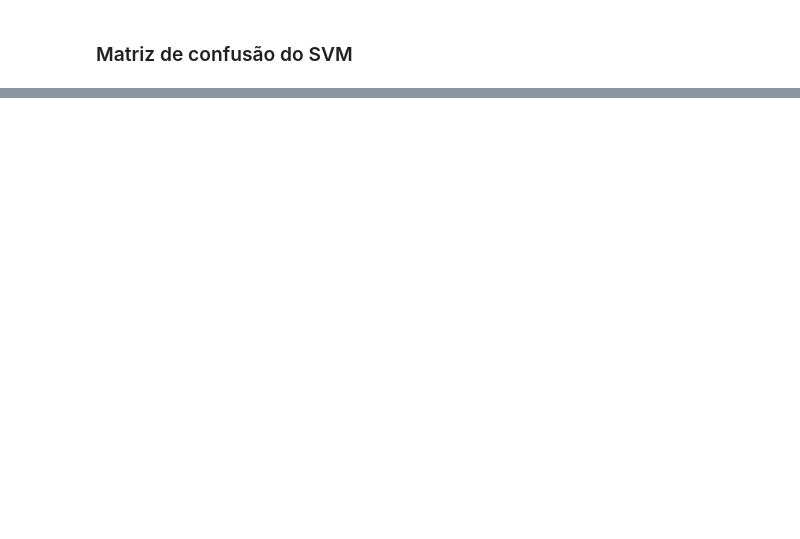
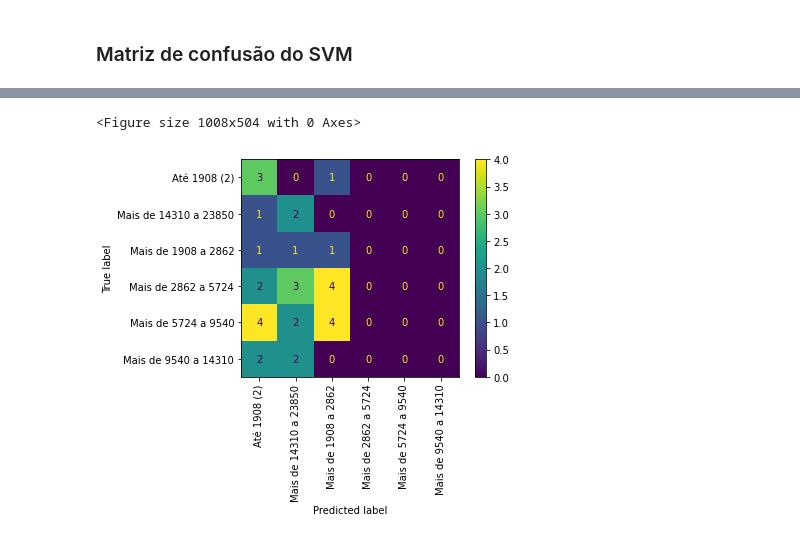
Before and after one commit to brunomarram/trabalho-dados, a Jupyter notebook: src/parte4/analise_preditiva.ipynb, the cells around one changed output, grey strips where cells are left out. Saved outputs shown, nothing was run; the diff lists cells and outputs as text; code cells hidden in the pictures; blank space fills up the shorter version.

```diff
--- a/src/parte4/analise_preditiva.ipynb
+++ b/src/parte4/analise_preditiva.ipynb
@@ -185,0 +185,5 @@ plt.show()
+# %%
+plotar_matriz_confusao(svm, X_test, Y_test)
+# %% [output]
+<Figure size 1008x504 with 0 Axes>
+[figure, added]
```
Also changed, not shown: parts of 20 cells of this notebook.
